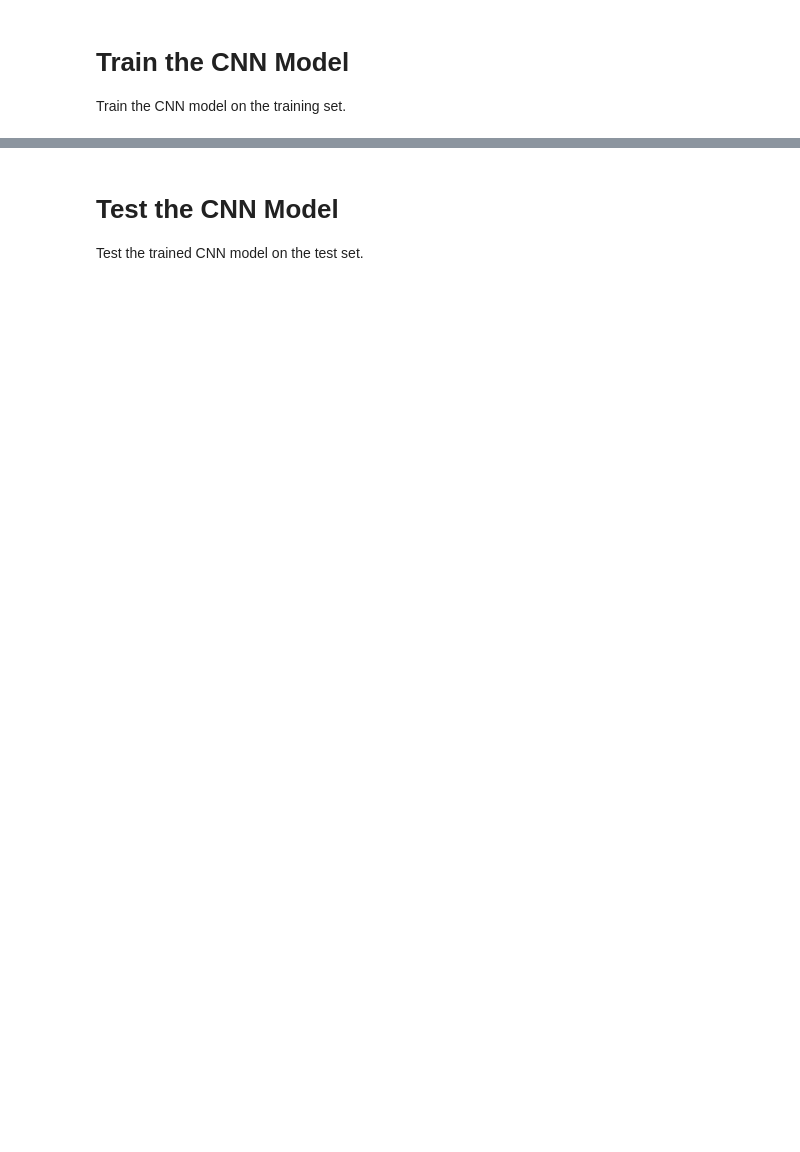
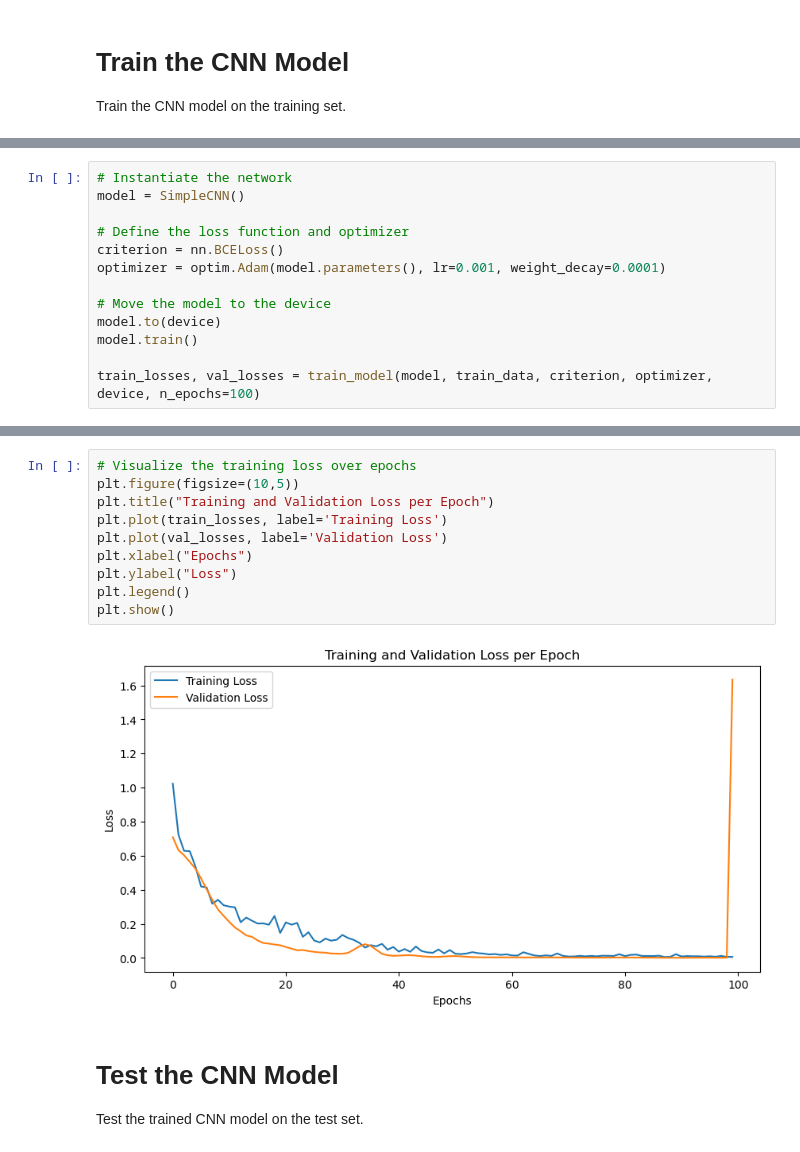
Before and after one commit to LucianoDeben/1BM120, a Jupyter notebook: Assignment_2/Assignment_2_Notebook.ipynb, the cells around one changed output, grey strips where cells are left out. Drawn from its saved outputs; the diff is of its cells as text; blank space fills up the shorter version.

Commit message:
Update model with validation

```diff
--- a/Assignment_2/Assignment_2_Notebook.ipynb
+++ b/Assignment_2/Assignment_2_Notebook.ipynb
@@ -115,0 +132,13 @@ print("Finished Training")
+# %%
+# Instantiate the network
+model = SimpleCNN()
+
+# Define the loss function and optimizer
+criterion = nn.BCELoss()
+optimizer = optim.Adam(model.parameters(), lr=0.001, weight_decay=0.0001)
+
+# Move the model to the device
+model.to(device)
+model.train()
+
+train_losses, val_losses = train_model(model, train_data, criterion, optimizer, device, n_epochs=100)
@@ -116,3 +163,15 @@ print("Finished Training")
+# %%
+# Visualize the training loss over epochs
+plt.figure(figsize=(10,5))
+plt.title("Training and Validation Loss per Epoch")
+plt.plot(train_losses, label='Training Loss')
+plt.plot(val_losses, label='Validation Loss')
+plt.xlabel("Epochs")
+plt.ylabel("Loss")
+plt.legend()
+plt.show()
+# %% [output]
+[figure, added]
 # %% [markdown]
 # Test the CNN Model
 Test the trained CNN model on the test set.
```
Also changed, not shown: parts of 11 cells of this notebook, 2 other files.
